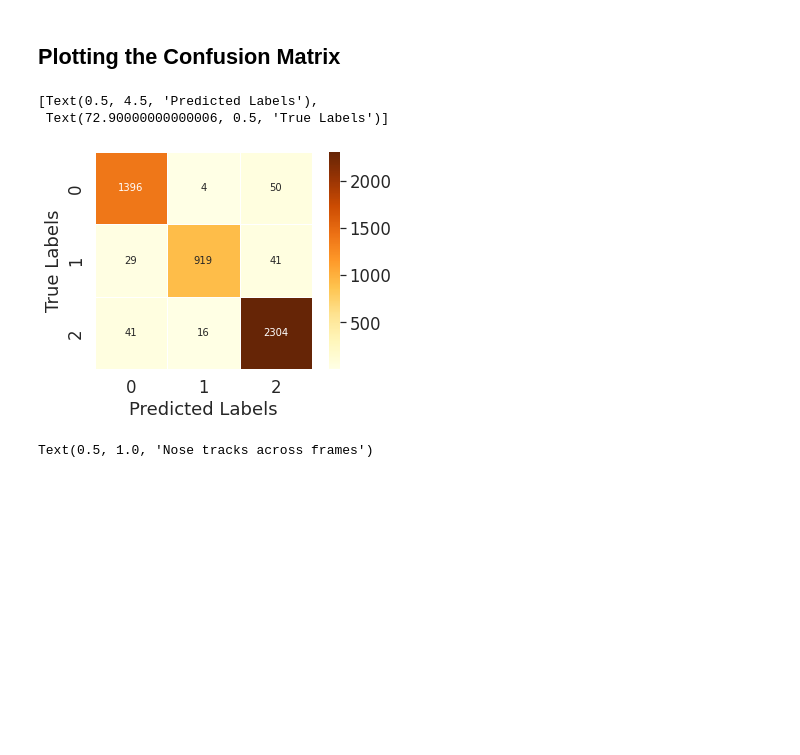
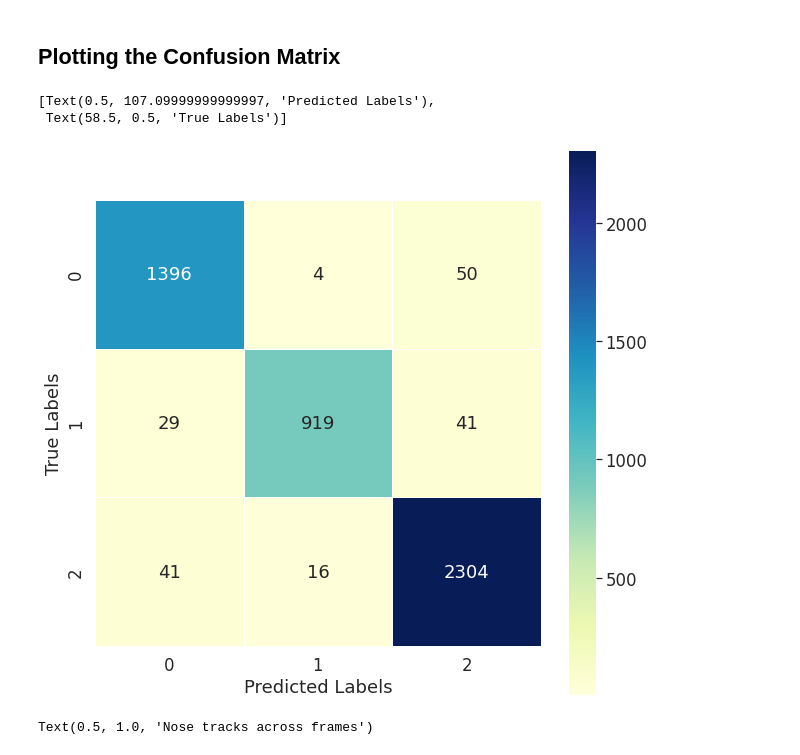
Before and after one commit to padillacoreanolab/ml_behavioral_quantification, a Jupyter notebook: prediction_analysis.ipynb, the cells around one changed output. Cells and saved outputs as stored; diff of their text form; code cells hidden in the pictures; blank space fills up the shorter version.

Commit message:
New color palette for heatmaps

```diff
--- a/prediction_analysis.ipynb
+++ b/prediction_analysis.ipynb
@@ -547,12 +568,13 @@ dtype: float64
 # %%
 cm = confusion_matrix(y_test, prediction_test)
 sns.set(rc={'figure.figsize':(10,10)}, font_scale=1.5)
-plot = sns.heatmap(cm, annot=True, square=True, linewidths=.5, cmap="YlOrBr", fmt='d')
+# plot = sns.heatmap(cm, annot=True, square=True, linewidths=.5, cmap="YlOrBr", fmt='d')
+plot = sns.heatmap(cm, annot=True, square=True, linewidths=.5, cmap="YlGnBu", fmt='d')
 plot.set(xlabel='Predicted Labels', ylabel='True Labels')
 # %% [output]
-[Text(0.5, 4.5, 'Predicted Labels'),
- Text(72.90000000000006, 0.5, 'True Labels')]
+[Text(0.5, 107.09999999999997, 'Predicted Labels'),
+ Text(58.5, 0.5, 'True Labels')]
-[figure, old version]
+[figure, new version]
 # %%
 sns.set('notebook', 'ticks', font_scale=1.2)
 mpl.rcParams['figure.figsize'] = [15,6]
```
Also changed, not shown: parts of 3 cells of this notebook.
